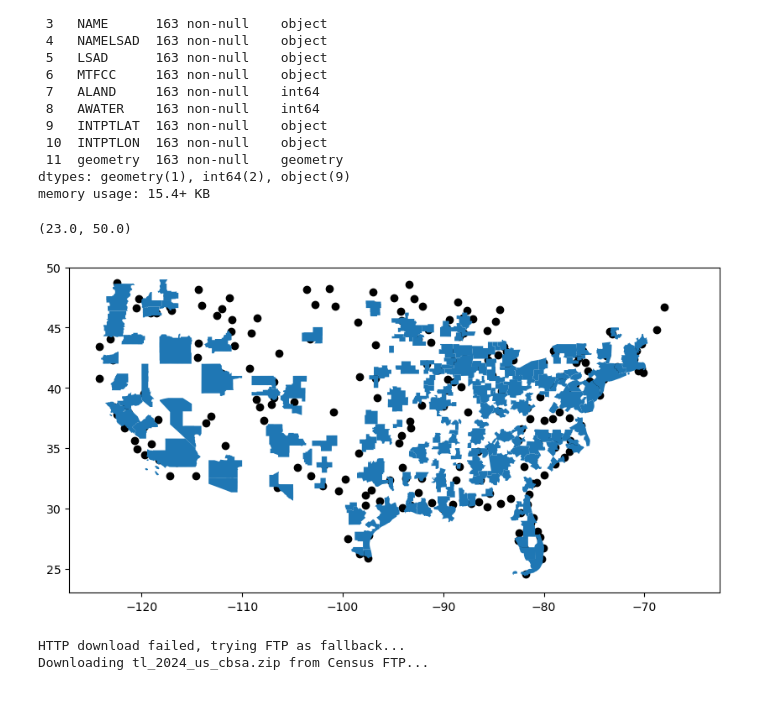
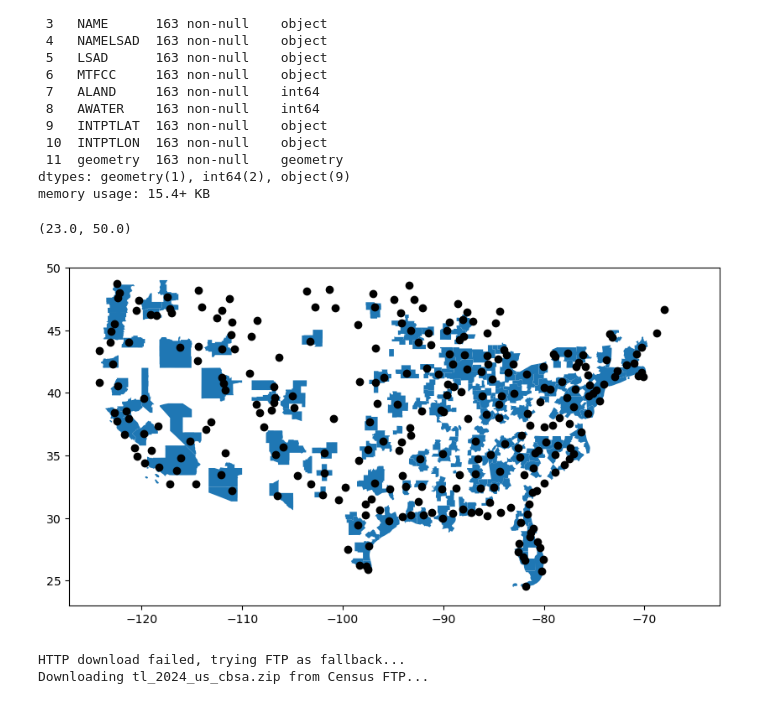
Before and after one commit to olublin/PDEW_Predict, a Jupyter notebook: PDEW_model.ipynb, the cells around one changed output. Saved outputs shown, nothing was run; the diff lists cells and outputs as text; code cells hidden in the pictures.

```diff
--- a/PDEW_model.ipynb
+++ b/PDEW_model.ipynb
@@ -30,9 +31,9 @@ os.getcwd()
 'C:\\Users\\olubl\\OneDrive\\14th grade\\PDEW_Predict'
 # %%
 #pull our pdew data and the geospatial dataframe pulled from the PDEW_eda script with city locations
-all_pdew = pd.read_csv('C:\\Users\\olubl\\OneDrive\\14th grade\\PDEW_Predict\\all_pdew_renamed.csv')
+all_pdew = pd.read_csv(f'{os.getcwd()}\\all_pdew_renamed.csv')
 all_pdew = all_pdew[['city1','city2','nsmiles','passengers','fare','carrier_lg']]
-all_cities_geo = gpd.read_file('C:\\Users\\olubl\\OneDrive\\14th grade\\PDEW_Predict\\city_coords.geojson')
+all_cities_geo = gpd.read_file(f'{os.getcwd()}\\city_coords.geojson')
 # %%
 all_pdew.head() #our pdew counts by city pairs.
 # %% [output]
@@ -114,14 +115,14 @@ memory usage: 15.4+ KB
 # %%
 #only 163 of the 274 citymarkets are contained in some csa. let's plot these to get an idea where they are
 fig, ax = plt.subplots(figsize = (10,13))
 
-all_cities_geo.plot(ax = ax, color = 'black')
-csa.plot(ax = plt.gca())
+csa.plot(ax = ax)
+all_cities_geo.plot(ax = plt.gca(), color = 'black')
 
 ax.set_ylim(23,50)
 # %% [output]
 (23.0, 50.0)
-[figure, old version]
+[figure, new version]
 # %%
 #while we would prefer to use csas to better capture travel patterns, cbsas (of which there are 935, compared with 184 csas) will cover more of our data.
 cbsa = pygris.core_based_statistical_areas(year = '2024').to_crs('EPSG:4326')
```
Also changed, not shown: parts of 11 cells of this notebook.
